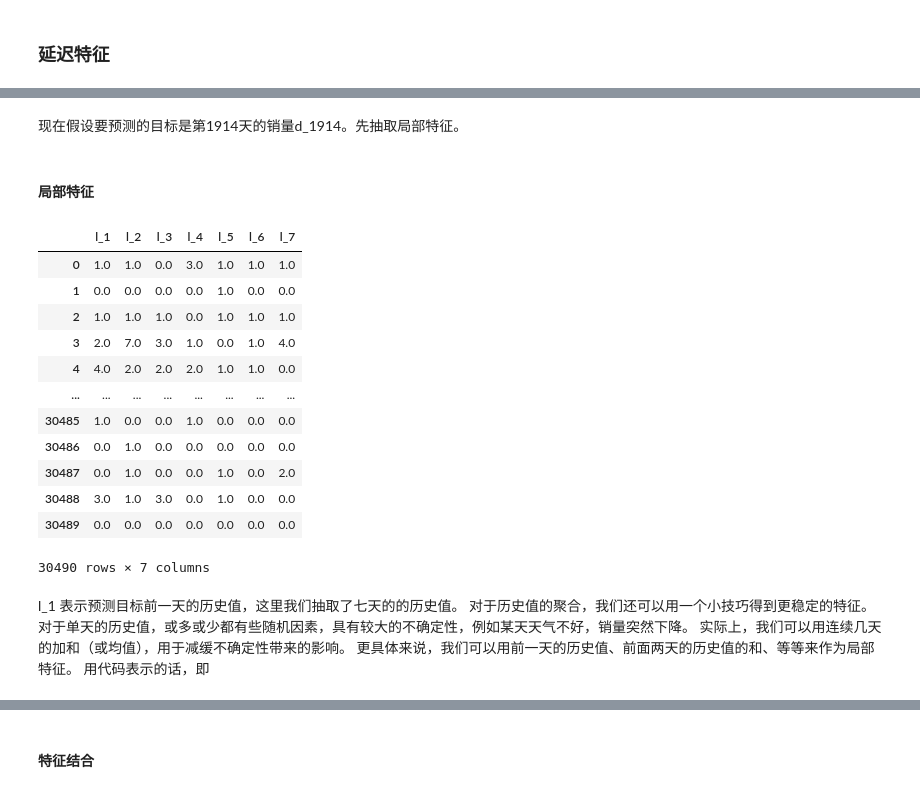
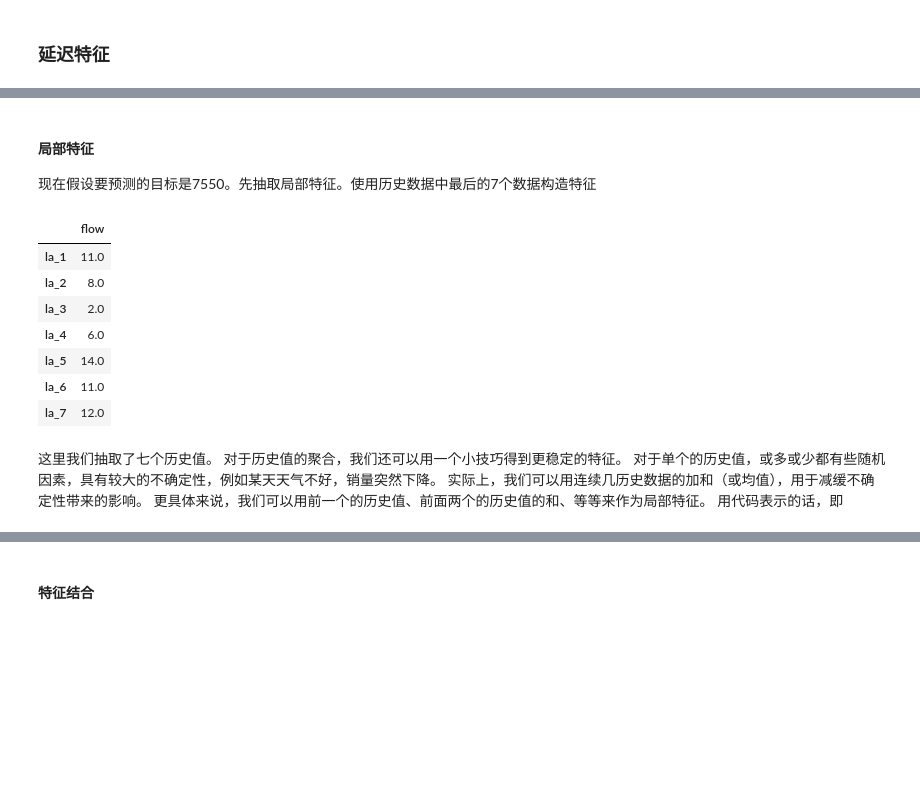
Before and after one commit to Zhou1317fe5/ml-projects, a Jupyter notebook: SEED2023/智慧交通/code/lightgbm/lightgbm.ipynb, the cells around one changed output, grey strips where cells are left out. Saved outputs shown, nothing was run; the diff lists cells and outputs as text; code cells hidden in the pictures; blank space fills up the shorter version.

```diff
--- a/SEED2023/智慧交通/code/lightgbm/lightgbm.ipynb
+++ b/SEED2023/智慧交通/code/lightgbm/lightgbm.ipynb
@@ -68,0 +137,2 @@ sell_prices
+# %%
+flow.drop(['LANE_ID','ARM_ID'],axis = 1,inplace = True)
@@ -68,0 +250,24 @@ sell_prices
+# %%
+LANE_ARM = [
+flow_1N
+,flow_1S
+,flow_1W
+,flow_2E
+,flow_2N
+,flow_2S
+,flow_2W
+,flow_3E
+,flow_3N
+,flow_3S
+,flow_3W
+,flow_4E
+,flow_4N
+,flow_4S
+,flow_4W]
+
+merged_flow = flow_1E['VOLUMN_5MIN']
+merged_flow = pd.DataFrame(merged_flow)
+for i in LANE_ARM:
+    merged_flow['VOLUMN_5MIN'] = merged_flow['VOLUMN_5MIN']+i['VOLUMN_5MIN']
+
+merged_flow
@@ -96,44 +293,38 @@ x
-# %% [markdown]
-现在假设要预测的目标是第1914天的销量d_1914。先抽取局部特征。
 # %% [markdown]
 #### 局部特征
+现在假设要预测的目标是7550。先抽取局部特征。使用历史数据中最后的7个数据构造特征
 # %%
-target_day = 1914
+target_day = 7550
 
-#使用历史数据中最后的7天构造特征
+#使用历史数据中最后的7个构造特征
 local_range = 7
 
-# 由于使用前1913天的数据预测第1914天，历史数据与预测目标的距离只有1天，因此predict_distance=1
-# 如果使用前1913天的数据预测第1915天，则历史数据与预测目标的距离有2天，因此predict_distance=2，以此类推
+# 由于使用前7549个的数据预测第7550个，历史数据与预测目标的距离只有1个单位，因此predict_distance=1
+# 如果使用前7549个的数据预测第7550个，则历史数据与预测目标的距离有2个单位，因此predict_distance=2，以此类推
 predict_distance = 1
 # %%
-def get_local_features(target_day, predict_distance):
+def get_local_features(data,target_day, predict_distance):
     local_features = pd.DataFrame()
     for i in range(local_range):
-        local_features['l_'+str(i + 1)] = x['d_'+str(target_day - i - predict_distance)].astype(float)
-    l_cols = ['l_'+str(i + 1) for i in range(local_range)]
-    return local_features[l_cols]
+        selected_data = data.iloc[target_day-predict_distance-i-1,0] #iloc基于行号，列号。注意索引-1
+        local_features.loc['la_'+str(i+1),'flow']=selected_data # loc行标签，列标签
+    return local_features
 
-get_local_features(target_day, predict_distance)
+get_local_features(merged_flow,target_day, predict_distance)
 # %% [output]
-|  | l_1 | l_2 | l_3 | l_4 | l_5 | l_6 | l_7 |
-| 0 | 1.0 | 1.0 | 0.0 | 3.0 | 1.0 | 1.0 | 1.0 |
-| 1 | 0.0 | 0.0 | 0.0 | 0.0 | 1.0 | 0.0 | 0.0 |
-| 2 | 1.0 | 1.0 | 1.0 | 0.0 | 1.0 | 1.0 | 1.0 |
-| 3 | 2.0 | 7.0 | 3.0 | 1.0 | 0.0 | 1.0 | 4.0 |
-| 4 | 4.0 | 2.0 | 2.0 | 2.0 | 1.0 | 1.0 | 0.0 |
-| ... | ... | ... | ... | ... | ... | ... | ... |
-| 30485 | 1.0 | 0.0 | 0.0 | 1.0 | 0.0 | 0.0 | 0.0 |
-| 30486 | 0.0 | 1.0 | 0.0 | 0.0 | 0.0 | 0.0 | 0.0 |
-| 30487 | 0.0 | 1.0 | 0.0 | 0.0 | 1.0 | 0.0 | 2.0 |
-| 30488 | 3.0 | 1.0 | 3.0 | 0.0 | 1.0 | 0.0 | 0.0 |
-| 30489 | 0.0 | 0.0 | 0.0 | 0.0 | 0.0 | 0.0 | 0.0 |
+|  | flow |
+| la_1 | 11.0 |
+| la_2 | 8.0 |
+| la_3 | 2.0 |
+| la_4 | 6.0 |
+| la_5 | 14.0 |
+| la_6 | 11.0 |
+| la_7 | 12.0 |
-30490 rows × 7 columns
 # %% [markdown]
-l_1 表示预测目标前一天的历史值，这里我们抽取了七天的的历史值。
+这里我们抽取了七个历史值。
 对于历史值的聚合，我们还可以用一个小技巧得到更稳定的特征。
-对于单天的历史值，或多或少都有些随机因素，具有较大的不确定性，例如某天天气不好，销量突然下降。
-实际上，我们可以用连续几天的加和（或均值），用于减缓不确定性带来的影响。
-更具体来说，我们可以用前一天的历史值、前面两天的历史值的和、等等来作为局部特征。
+对于单个的历史值，或多或少都有些随机因素，具有较大的不确定性，例如某天天气不好，销量突然下降。
+实际上，我们可以用连续几历史数据的加和（或均值），用于减缓不确定性带来的影响。
+更具体来说，我们可以用前一个的历史值、前面两个的历史值的和、等等来作为局部特征。
 用代码表示的话，即
 # %%
```
Also changed, not shown: parts of 159 cells of this notebook, 13 other files.
